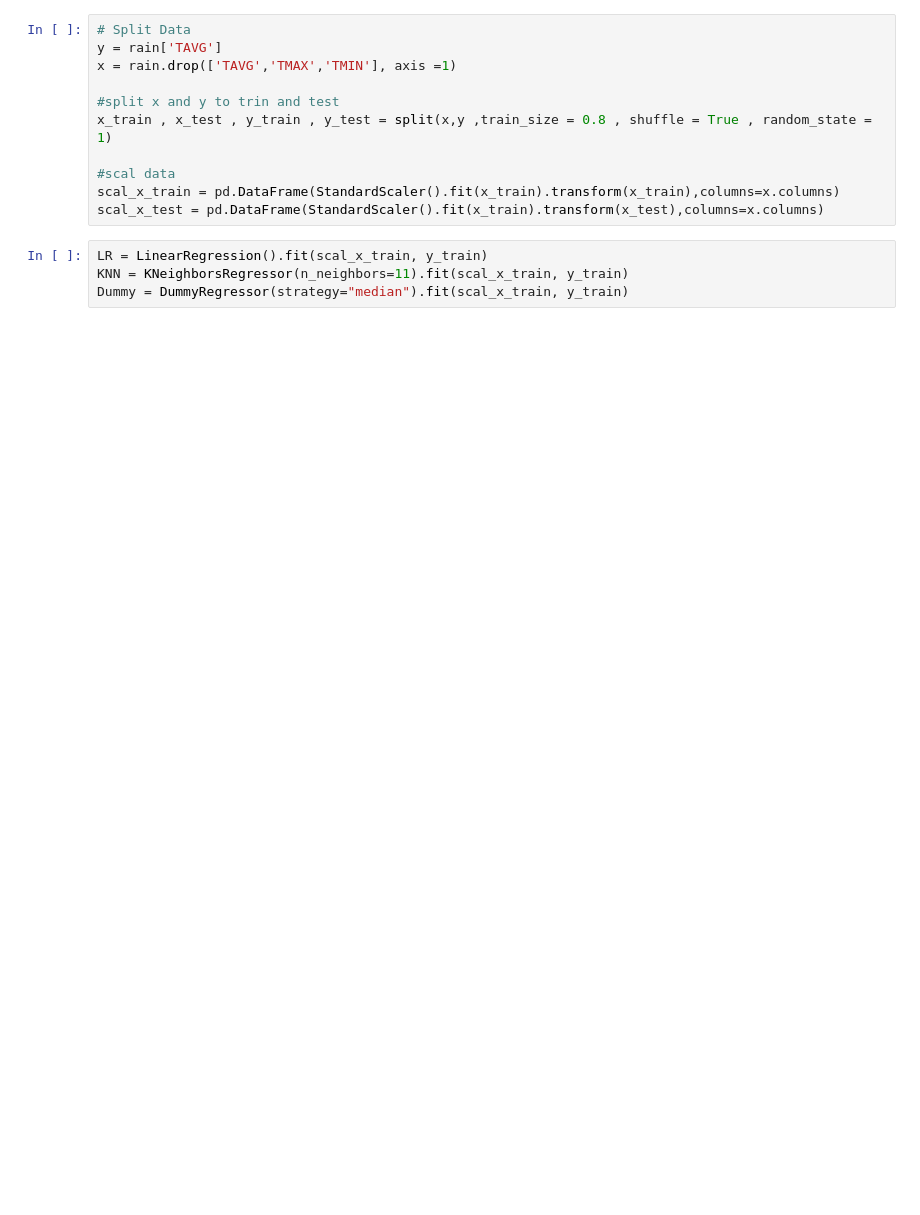
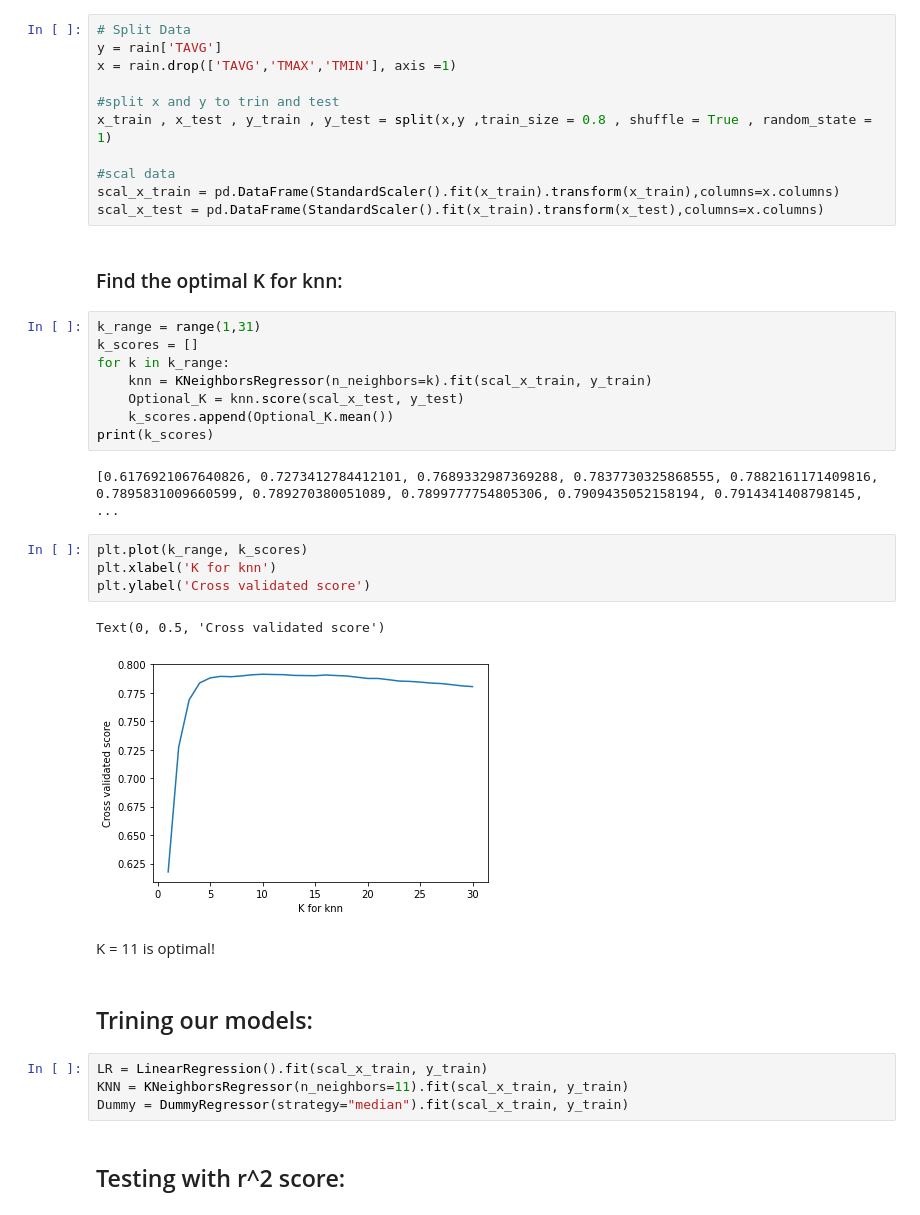
Before and after one commit to ortrsa/Data_Science_Final_Project, a Jupyter notebook: notebook3-regression.ipynb, the cells around one changed output. Saved outputs shown, nothing was run; the diff lists cells and outputs as text; blank space fills up the shorter version.

```diff
--- a/notebook3-regression.ipynb
+++ b/notebook3-regression.ipynb
@@ -195,7 +207,32 @@ x_train , x_test , y_train , y_test = split(x,y ,train_size = 0.8 , shuffle = Tr
 #scal data
 scal_x_train = pd.DataFrame(StandardScaler().fit(x_train).transform(x_train),columns=x.columns)
 scal_x_test = pd.DataFrame(StandardScaler().fit(x_train).transform(x_test),columns=x.columns)
+# %% [markdown]
+### Find the optimal K for knn:
+# %%
+k_range = range(1,31)
+k_scores = []
+for k in k_range:
+    knn = KNeighborsRegressor(n_neighbors=k).fit(scal_x_train, y_train)
+    Optional_K = knn.score(scal_x_test, y_test)
+    k_scores.append(Optional_K.mean())
+print(k_scores)
+# %% [output]
+[0.6176921067640826, 0.7273412784412101, 0.7689332987369288, 0.7837730325868555, 0.7882161171409816, 0.7895831009660599, 0.789270380051089, 0.7899777754805306, 0.7909435052158194, 0.7914341408798145,  ...
+# %%
+plt.plot(k_range, k_scores)
+plt.xlabel('K for knn')
+plt.ylabel('Cross validated score')
+# %% [output]
+Text(0, 0.5, 'Cross validated score')
+[figure, added]
+# %% [markdown]
+K = 11 is optimal!
+# %% [markdown]
+## Trining our models:
 # %%
 LR = LinearRegression().fit(scal_x_train, y_train)
 KNN = KNeighborsRegressor(n_neighbors=11).fit(scal_x_train, y_train)
 Dummy = DummyRegressor(strategy="median").fit(scal_x_train, y_train)
+# %% [markdown]
+## Testing with r^2 score:
```
Also changed, not shown: parts of 11 cells of this notebook.
